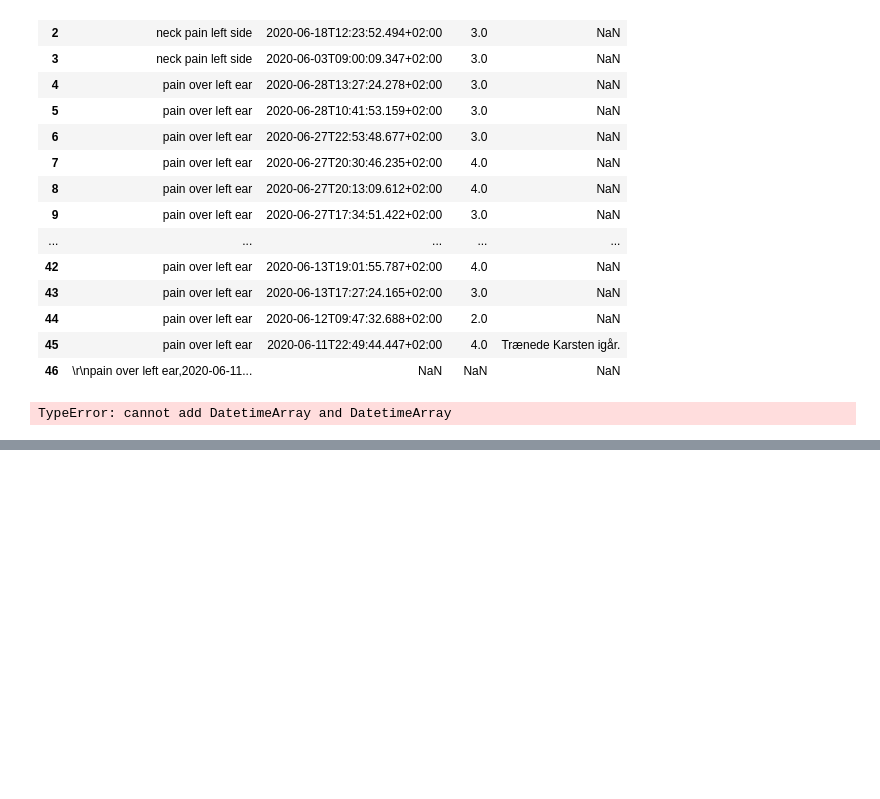
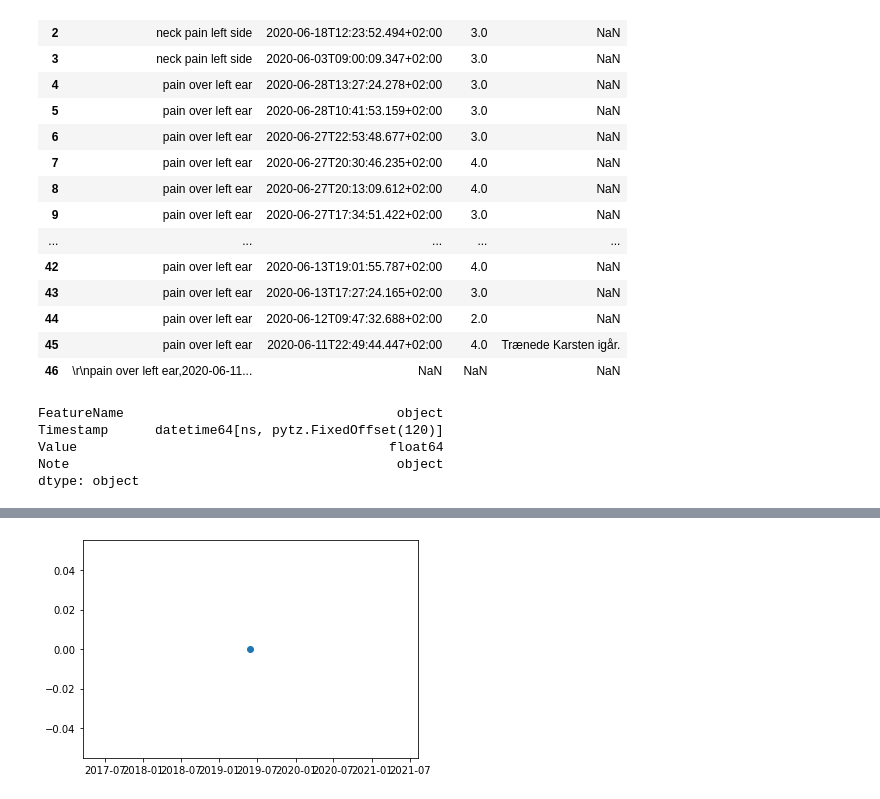
Before and after one commit to LarsNyborgPedersen/Timeline, a Jupyter notebook: Timeline.ipynb, the cells around one changed output, grey strips where cells are left out. Cells and saved outputs as stored; diff of their text form; code cells hidden in the pictures; blank space fills up the shorter version.

Commit message:
Plot is not working

```diff
--- a/Timeline.ipynb
+++ b/Timeline.ipynb
@@ -28,10 +29,19 @@ symptoms1
 # %%
 training['Date'] = pd.to_datetime(training.Date, format = '%d-%m-%Y %H:%M')
 
-symptoms1.Timestamp = symptoms1.Timestamp[:27] + symptoms1.Timestamp[28:]
+symptoms1['Timestamp'] = pd.to_datetime(symptoms1.Timestamp, format = '%Y-%m-%dT%H:%M:%S.%f%z')
 
-#symptoms1['Timestamp'] = pd.to_datetime(symptoms1.Timestamp, format = '%Y-%m-%dT%H:M:%S.%MS%z')
+symptoms2['Timestamp'] = pd.to_datetime(symptoms1.Timestamp, format = '%Y-%m-%dT%H:%M:%S.%f%z')
 
-symptoms1
+symptoms1.dtypes
 # %% [output]
-TypeError: cannot add DatetimeArray and DatetimeArray
+FeatureName                                   object
+Timestamp      datetime64[ns, pytz.FixedOffset(120)]
+Value                                        float64
+Note                                          object
+dtype: object
+# %%
+#plt.plot_date(symptoms1.Timestamp, symptoms1.Value)
+plt.plot_date(datetime(2019, 5, 28), 0)
+plt.plot_date(symptoms1.Timestamp, symptoms1.Value)
+# %% [output]
@@ -37,0 +52 @@ TypeError: cannot add DatetimeArray and DatetimeArray
+[figure, added]
```
Also changed, not shown: parts of 2 cells of this notebook.
